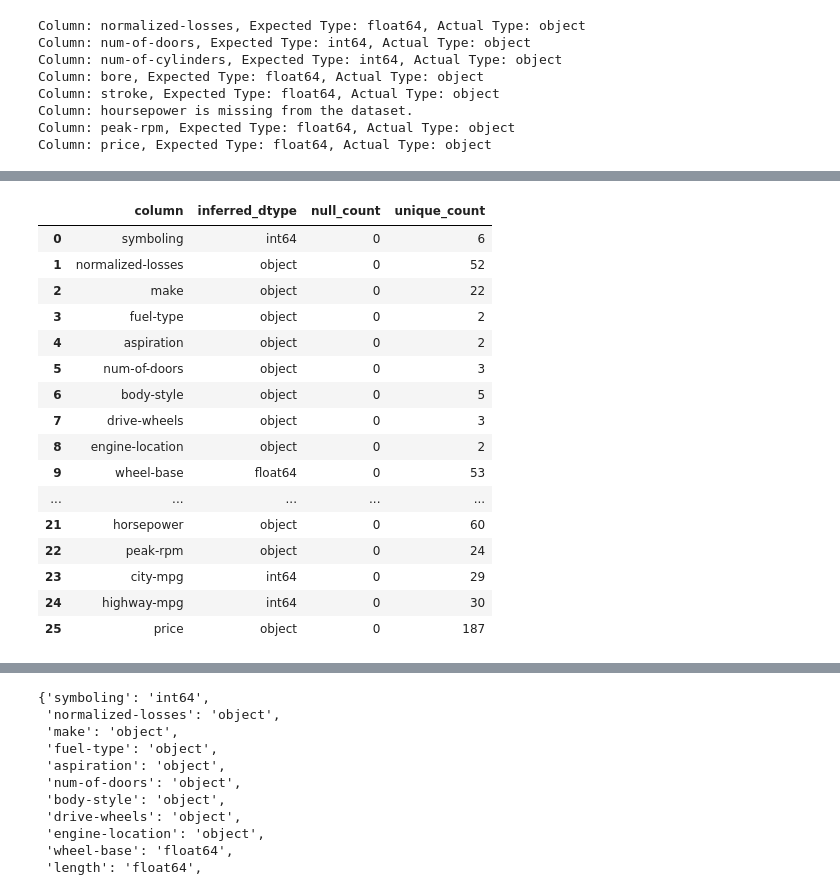
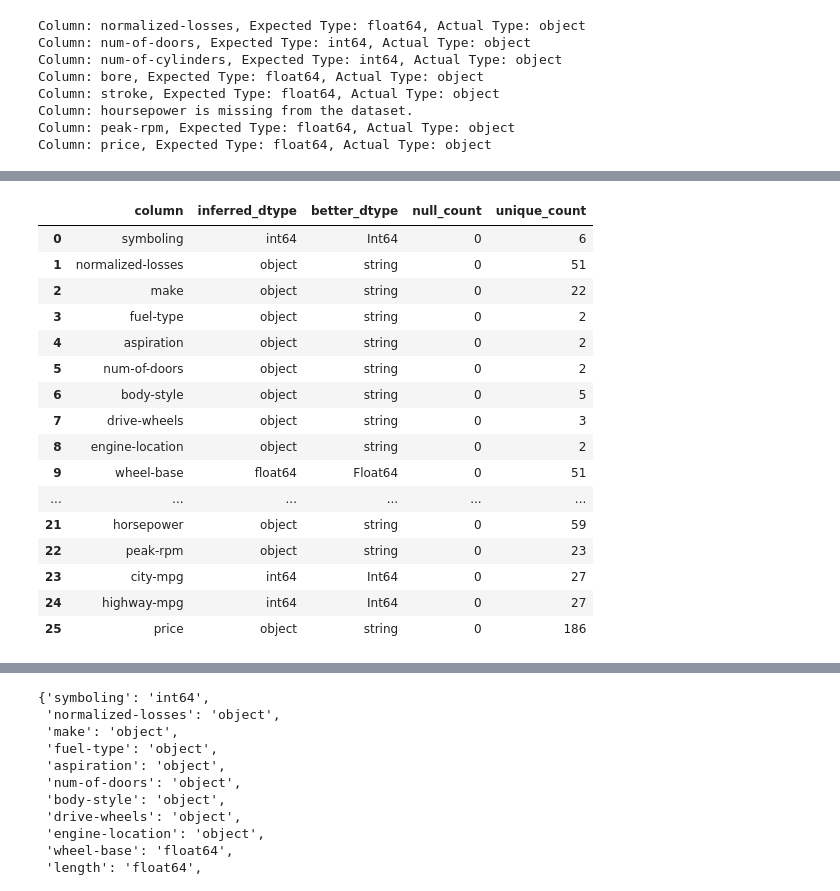
Before and after one commit to ANeupane30/Deep_Learning, a Jupyter notebook: EDA/Automobbile_EDA.ipynb, the cells around one changed output, grey strips where cells are left out. Cells and saved outputs as stored; diff of their text form; code cells hidden in the pictures.

Commit message:
Feature Engineering Folder

```diff
--- a/EDA/Automobbile_EDA.ipynb
+++ b/EDA/Automobbile_EDA.ipynb
@@ -92,0 +112,13 @@ print(columns)
+# %%
+# Check for missing values
+missing_values = df.isnull().sum()
+
+for col in df.columns:
+    if df[col].isnull().sum() > 0:
+        if np.issubdtype(df[col].dtype, np.number):
+            df.fillna({col: df[col].median()}, inplace=True)
+        else:
+            df.fillna({col: df[col].mode()[0]}, inplace=True)
+
+# Verify no missing values remain
+print(df.isnull().sum())
@@ -92,0 +149,13 @@ print(columns)
+# %%
+# Normalize Column Values
+Ncategorical_cols = ['make', 'fuel-type', 'aspiration', 'num-of-doors', 'body-style',
+                     'drive-wheels', 'engine-location', 'engine-type', 'num-of-cylinders',
+                     'fuel-system']
+for col in Ncategorical_cols:
+    df[col] = (df[col]
+               .str.strip()
+               .str.lower()
+               .str.replace('-', '_')
+               .str.replace(' ', '_'))
+
+df.head()
@@ -93,3 +170,10 @@ print(columns)
+# %%
+# Removing Outliers in Numerical Columns
+numerical_cols = df.select_dtypes(include=[np.number]).columns
+for col in numerical_cols:
+    outlier = detect_outlier(df[col])  # detecting the outliers row in a given col
+    median_value = df[col].median() # calculating median of given value
+    df.loc[outlier, col] = median_value # flagging specific row for given column
 # %% [markdown]
 # Data Integrity
 * Confirming that column names and type match expected schema
@@ -146,4 +239,4 @@ Column: price, Expected Type: float64, Actual Type: object
 # %%
-inferred_schema = df.convert_dtypes().dtypes.to_dict()
+inferred_schema = df.convert_dtypes().dtypes   # here convert_dtypes automatically converts columns to best possible dtypes
 inferred_schema
 # %% [output]
@@ -167,28 +260,29 @@ inferred_schema
 # %%
 pd.DataFrame({
     'column': df.columns,
     'inferred_dtype': df.dtypes.astype(str).values,
+    'better_dtype': inferred_schema.astype(str).values,
     'null_count': df.isnull().sum().values,
     'unique_count': df.nunique().values
 })
 # %% [output]
-|  | column | inferred_dtype | null_count | unique_count |
-| 0 | symboling | int64 | 0 | 6 |
-| 1 | normalized-losses | object | 0 | 52 |
-| 2 | make | object | 0 | 22 |
-| 3 | fuel-type | object | 0 | 2 |
-| 4 | aspiration | object | 0 | 2 |
-| 5 | num-of-doors | object | 0 | 3 |
-| 6 | body-style | object | 0 | 5 |
-| 7 | drive-wheels | object | 0 | 3 |
-| 8 | engine-location | object | 0 | 2 |
-| 9 | wheel-base | float64 | 0 | 53 |
-| ... | ... | ... | ... | ... |
-| 21 | horsepower | object | 0 | 60 |
-| 22 | peak-rpm | object | 0 | 24 |
-| 23 | city-mpg | int64 | 0 | 29 |
-| 24 | highway-mpg | int64 | 0 | 30 |
-| 25 | price | object | 0 | 187 |
+|  | column | inferred_dtype | better_dtype | null_count | unique_count |
+| 0 | symboling | int64 | Int64 | 0 | 6 |
+| 1 | normalized-losses | object | string | 0 | 51 |
+| 2 | make | object | string | 0 | 22 |
+| 3 | fuel-type | object | string | 0 | 2 |
+| 4 | aspiration | object | string | 0 | 2 |
+| 5 | num-of-doors | object | string | 0 | 2 |
+| 6 | body-style | object | string | 0 | 5 |
+| 7 | drive-wheels | object | string | 0 | 3 |
+| 8 | engine-location | object | string | 0 | 2 |
+| 9 | wheel-base | float64 | Float64 | 0 | 51 |
+| ... | ... | ... | ... | ... | ... |
+| 21 | horsepower | object | string | 0 | 59 |
+| 22 | peak-rpm | object | string | 0 | 23 |
+| 23 | city-mpg | int64 | Int64 | 0 | 27 |
+| 24 | highway-mpg | int64 | Int64 | 0 | 27 |
+| 25 | price | object | string | 0 | 186 |
 # %%
 
 profile = pd.DataFrame({
```
Also changed, not shown: parts of 28 cells of this notebook.
